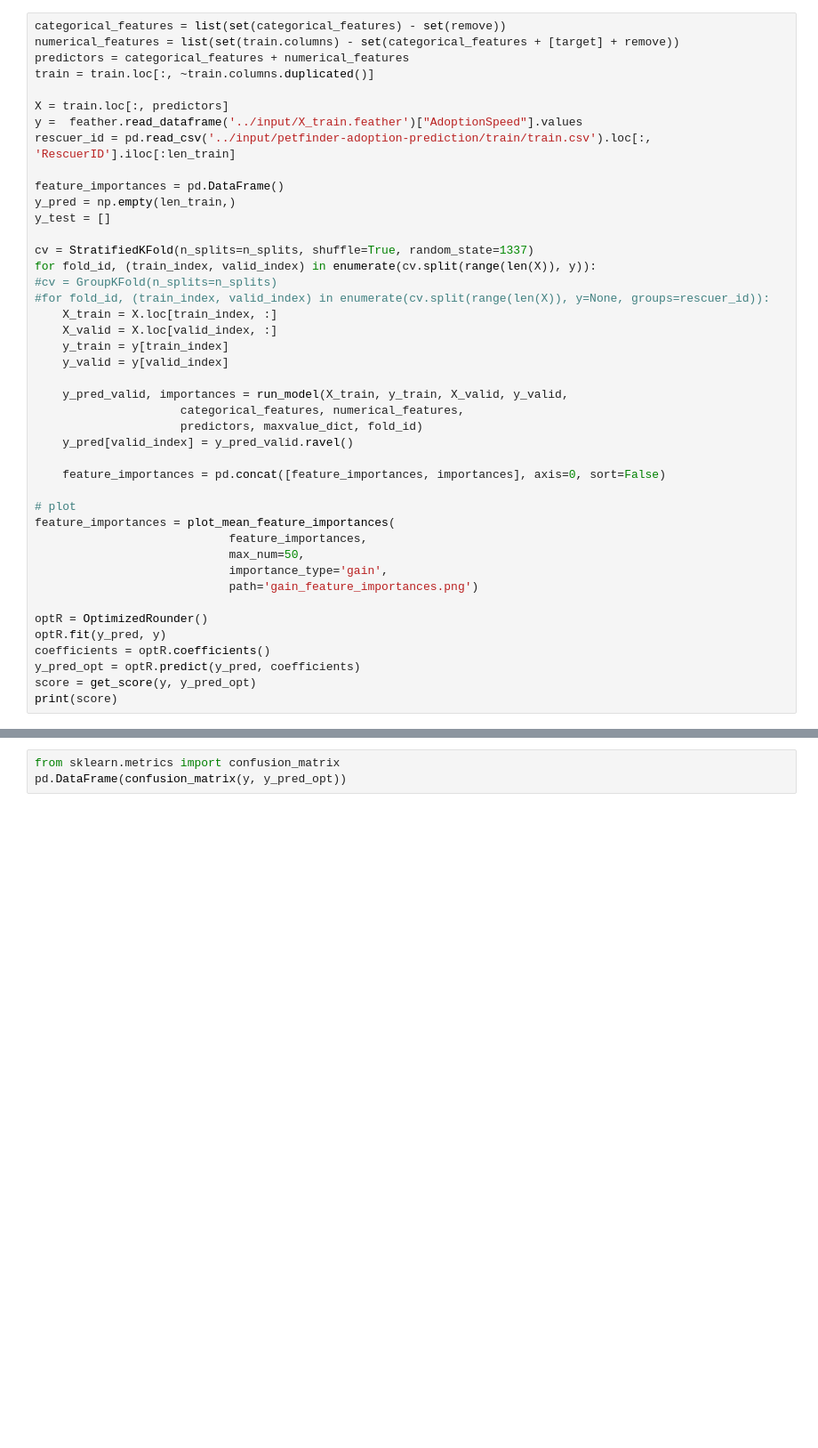
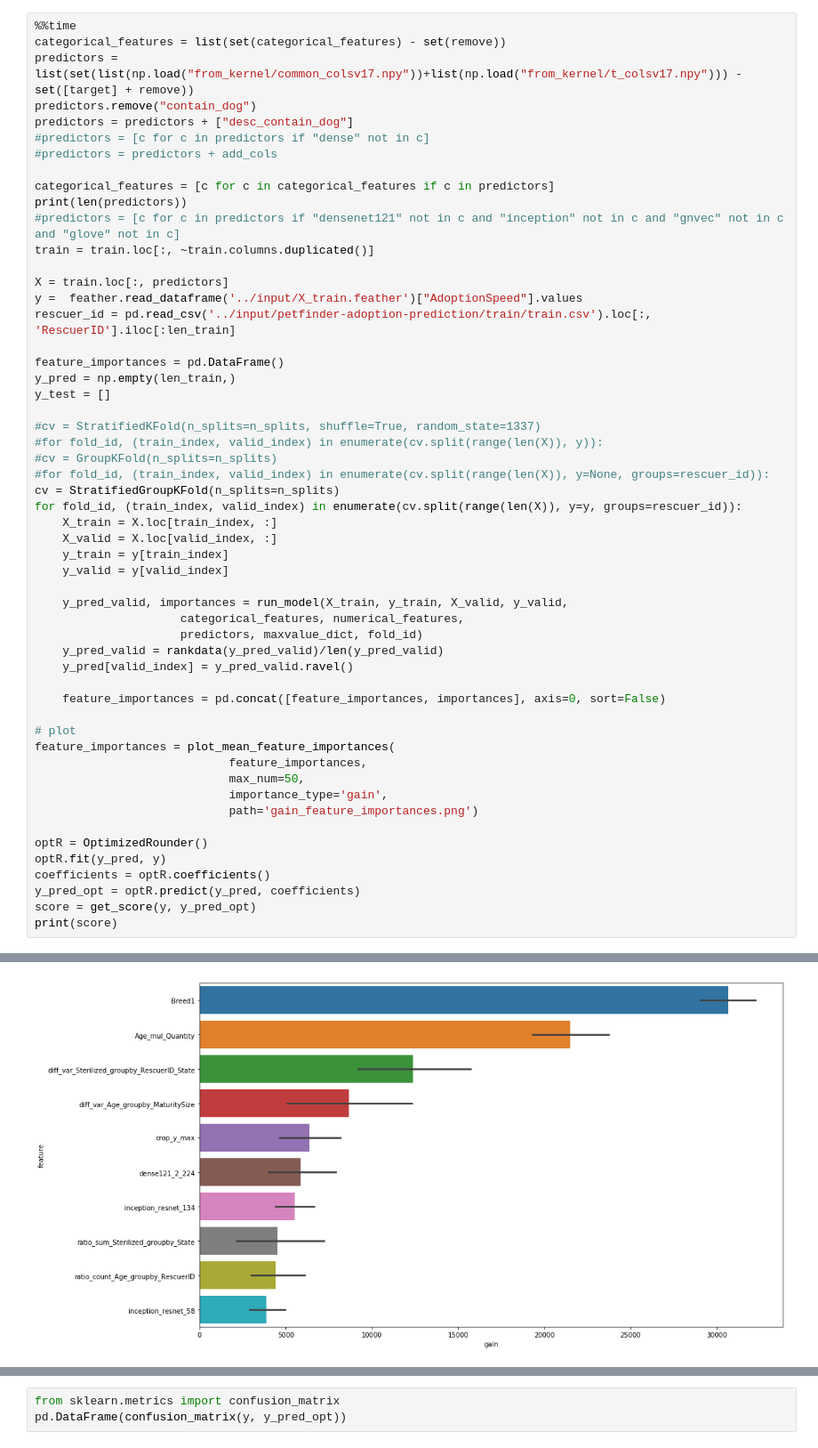
Before and after one commit to okotaku/pet_finder, a Jupyter notebook: code/notebook/train_new.ipynb, the cells around one changed output, grey strips where cells are left out. Shown at 89% size. Cells and saved outputs as stored; diff of their text form; blank space fills up the shorter version.

```diff
--- a/code/notebook/train_new.ipynb
+++ b/code/notebook/train_new.ipynb
@@ -203,7 +275,15 @@ train.shape
 # %%
+%%time
 categorical_features = list(set(categorical_features) - set(remove))
-numerical_features = list(set(train.columns) - set(categorical_features + [target] + remove))
-predictors = categorical_features + numerical_features
+predictors = list(set(list(np.load("from_kernel/common_colsv17.npy"))+list(np.load("from_kernel/t_colsv17.npy"))) - set([target] + remove))
+predictors.remove("contain_dog")
+predictors = predictors + ["desc_contain_dog"]
+#predictors = [c for c in predictors if "dense" not in c]
+#predictors = predictors + add_cols
+
+categorical_features = [c for c in categorical_features if c in predictors]
+print(len(predictors))
+#predictors = [c for c in predictors if "densenet121" not in c and "inception" not in c and "gnvec" not in c and "glove" not in c]
 train = train.loc[:, ~train.columns.duplicated()]
 
 X = train.loc[:, predictors]
@@ -214,10 +294,12 @@ feature_importances = pd.DataFrame()
 y_pred = np.empty(len_train,)
 y_test = []
 
-cv = StratifiedKFold(n_splits=n_splits, shuffle=True, random_state=1337)
-for fold_id, (train_index, valid_index) in enumerate(cv.split(range(len(X)), y)):
+#cv = StratifiedKFold(n_splits=n_splits, shuffle=True, random_state=1337)
+#for fold_id, (train_index, valid_index) in enumerate(cv.split(range(len(X)), y)):
 #cv = GroupKFold(n_splits=n_splits)
 #for fold_id, (train_index, valid_index) in enumerate(cv.split(range(len(X)), y=None, groups=rescuer_id)):
+cv = StratifiedGroupKFold(n_splits=n_splits)
+for fold_id, (train_index, valid_index) in enumerate(cv.split(range(len(X)), y=y, groups=rescuer_id)):
     X_train = X.loc[train_index, :]
     X_valid = X.loc[valid_index, :]
     y_train = y[train_index]
@@ -226,6 +308,7 @@ for fold_id, (train_index, valid_index) in enumerate(cv.split(range(len(X)), y))
     y_pred_valid, importances = run_model(X_train, y_train, X_valid, y_valid,
                      categorical_features, numerical_features,
                      predictors, maxvalue_dict, fold_id)
+    y_pred_valid = rankdata(y_pred_valid)/len(y_pred_valid)
     y_pred[valid_index] = y_pred_valid.ravel()
 
     feature_importances = pd.concat([feature_importances, importances], axis=0, sort=False)
@@ -256,0 +350 @@ Training until validation scores don't improve for 100 rounds.
+[figure, added]
```
Also changed, not shown: parts of 21 cells of this notebook, 19 other files.
